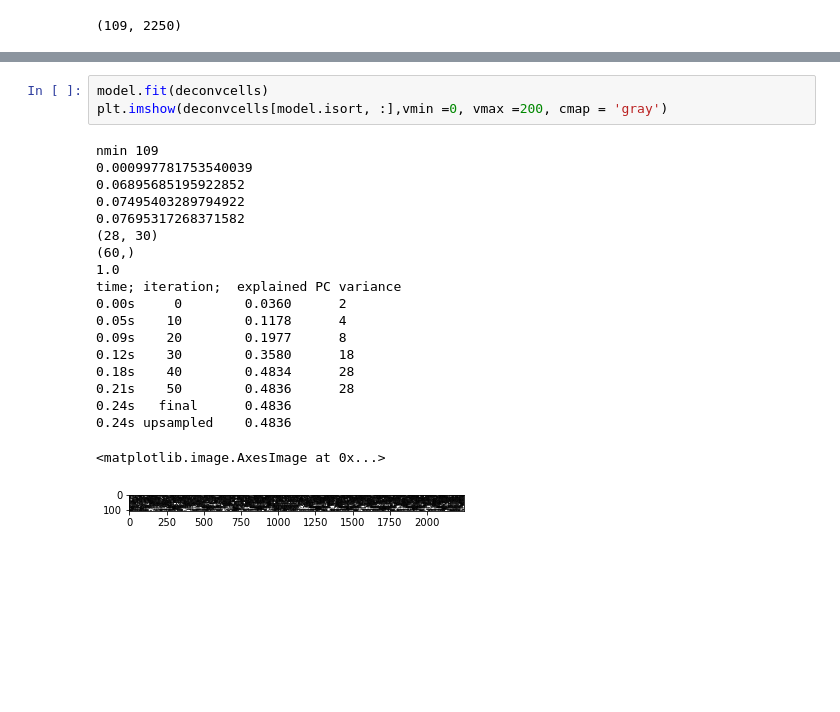
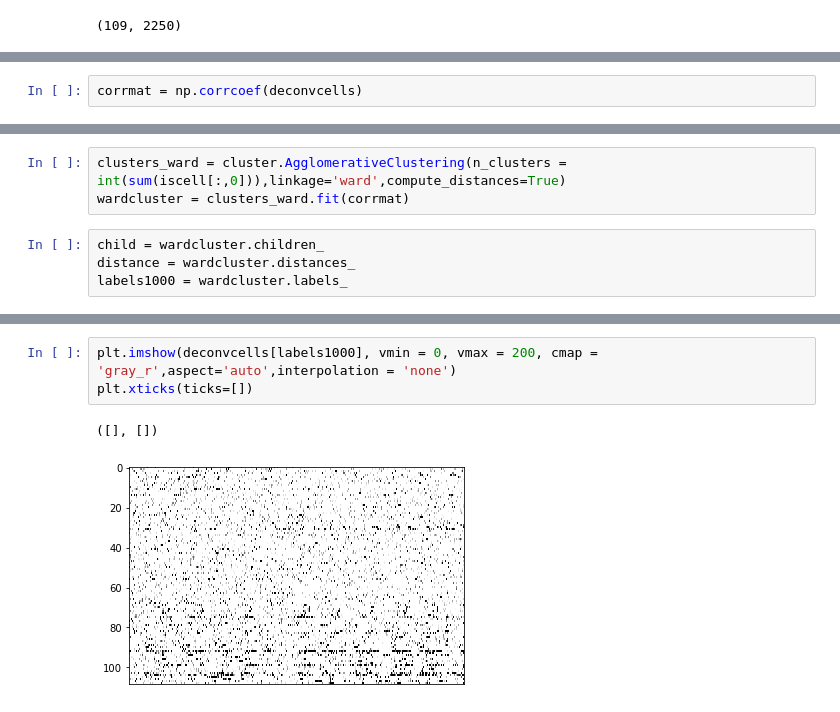
Before and after one commit to TheUwe/RastaPeas, a Jupyter notebook: notebooks/scratch/RastaPeas.ipynb, the cells around one changed output, grey strips where cells are left out. Saved outputs shown, nothing was run; the diff lists cells and outputs as text; blank space fills up the shorter version.

```diff
--- a/notebooks/scratch/RastaPeas.ipynb
+++ b/notebooks/scratch/RastaPeas.ipynb
@@ -66,0 +155,2 @@ deconvcells.shape
+# %%
+corrmat = np.corrcoef(deconvcells)
@@ -66,0 +195,7 @@ deconvcells.shape
+# %%
+clusters_ward = cluster.AgglomerativeClustering(n_clusters = int(sum(iscell[:,0])),linkage='ward',compute_distances=True)
+wardcluster = clusters_ward.fit(corrmat)
+# %%
+child = wardcluster.children_
+distance = wardcluster.distances_
+labels1000 = wardcluster.labels_
@@ -67,23 +251,6 @@ deconvcells.shape
 # %%
-model.fit(deconvcells)
-plt.imshow(deconvcells[model.isort, :],vmin =0, vmax =200, cmap = 'gray')
+plt.imshow(deconvcells[labels1000], vmin = 0, vmax = 200, cmap = 'gray_r',aspect='auto',interpolation = 'none')
+plt.xticks(ticks=[])
 # %% [output]
-nmin 109
-0.000997781753540039
-0.06895685195922852
-0.07495403289794922
-0.07695317268371582
-(28, 30)
-(60,)
-1.0
-time; iteration;  explained PC variance
-0.00s     0        0.0360      2
-0.05s    10        0.1178      4
-0.09s    20        0.1977      8
-0.12s    30        0.3580      18
-0.18s    40        0.4834      28
-0.21s    50        0.4836      28
-0.24s   final      0.4836
-0.24s upsampled    0.4836
+([], [])
-<matplotlib.image.AxesImage at 0x...>
-[figure, old version]
+[figure, new version]
```
Also changed, not shown: parts of 21 cells of this notebook, 2 other files.
